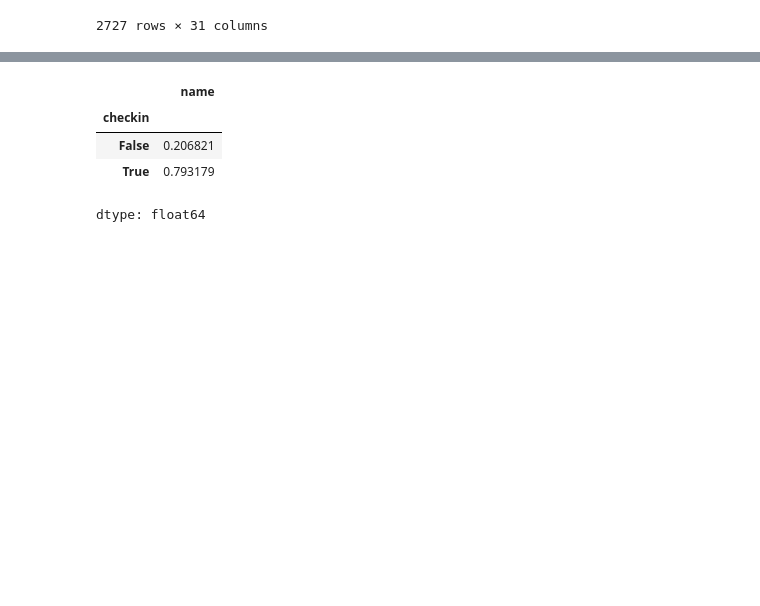
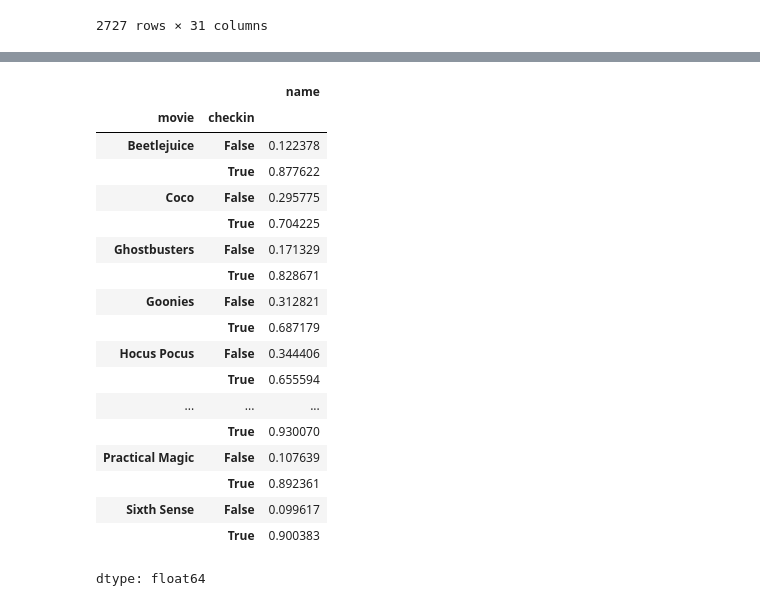
Before and after one commit to newmantldr/MUTS25, a Jupyter notebook: MUTS25.ipynb, the cells around one changed output, grey strips where cells are left out. Drawn from its saved outputs; the diff is of its cells as text; code cells hidden in the pictures; blank space fills up the shorter version.

```diff
--- a/MUTS25.ipynb
+++ b/MUTS25.ipynb
@@ -149,9 +173,23 @@ dtype: float64
 # %%
-checkinGrpd = moviesTXT.groupby('checkin').count()
-checkinGrpd['name']/checkinGrpd['name'].sum()
+checkinGrpd = moviesTXT.groupby(['movie', 'checkin']).count()
+checkinGrpd['name'] / checkinGrpd['name'].groupby(level=0).sum()
 # %% [output]
-|  | name |
-| checkin |  |
-| False | 0.206821 |
-| True | 0.793179 |
+|  |  | name |
+| movie | checkin |  |
+| Beetlejuice | False | 0.122378 |
+|  | True | 0.877622 |
+| Coco | False | 0.295775 |
+|  | True | 0.704225 |
+| Ghostbusters | False | 0.171329 |
+|  | True | 0.828671 |
+| Goonies | False | 0.312821 |
+|  | True | 0.687179 |
+| Hocus Pocus | False | 0.344406 |
+|  | True | 0.655594 |
+| ... | ... | ... |
+|  | True | 0.930070 |
+| Practical Magic | False | 0.107639 |
+|  | True | 0.892361 |
+| Sixth Sense | False | 0.099617 |
+|  | True | 0.900383 |
 dtype: float64
```
Also changed, not shown: parts of 8 cells of this notebook.
